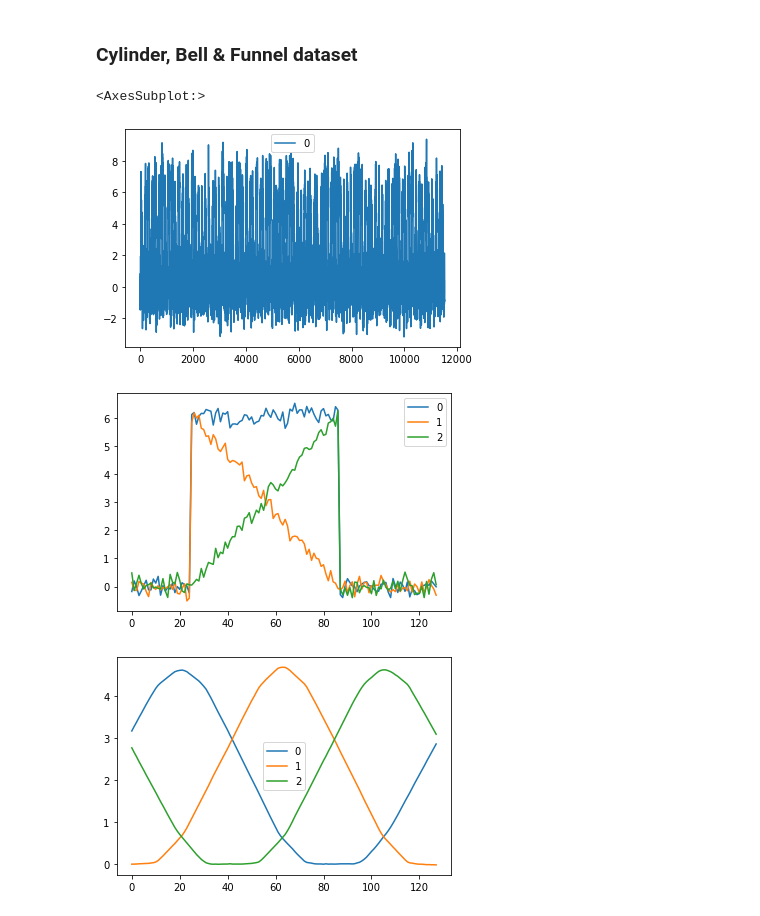
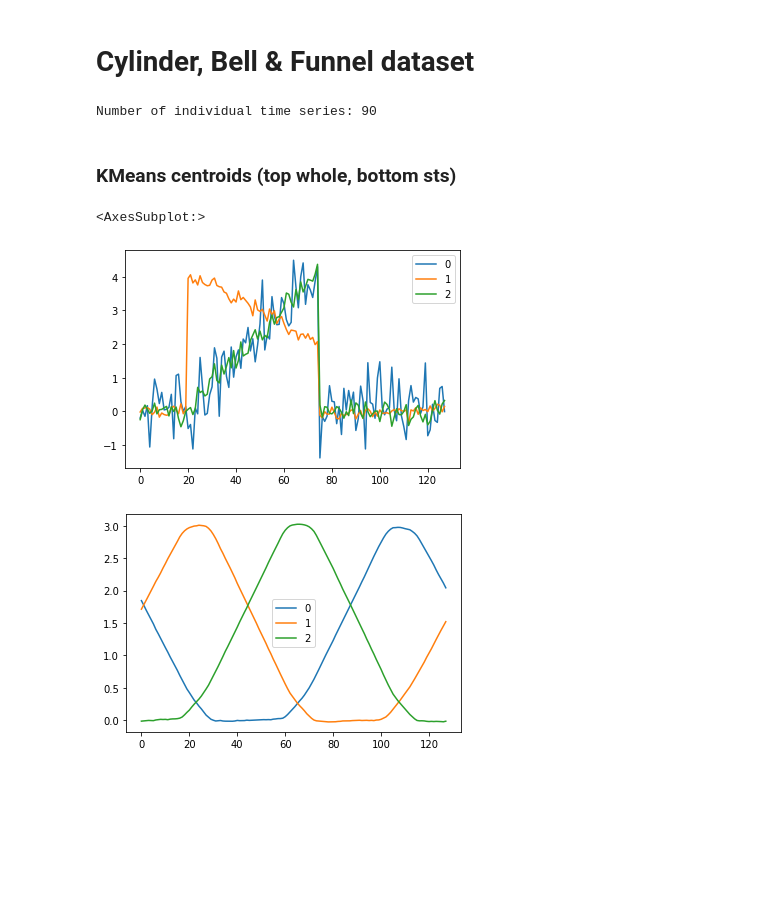
Before and after one commit to dapetri/Revisiting-STS-Clustering-Meaninglessness, a Jupyter notebook: py/sine_centers.ipynb, the cells around one changed output. Cells and saved outputs as stored; diff of their text form; code cells hidden in the pictures; blank space fills up the shorter version.

Commit message:
adding clustering algorithms to sine_centers

```diff
--- a/py/sine_centers.ipynb
+++ b/py/sine_centers.ipynb
@@ -18,32 +43,36 @@ def create_concatenated_cbf_ts(tss: np.array) -> np.array:
     """
     return np.ravel(tss)
 # %% [markdown]
-### Cylinder, Bell & Funnel dataset
+# Cylinder, Bell & Funnel dataset
 # %%
-n=30
-k=3
-w=128
-idx_centers=np.arange(0,w)
-
-cbf,_ = make_cylinder_bell_funnel(n_samples=3*n)
+cbf,_ = make_cylinder_bell_funnel(n_samples=90)
 
 # cbf_df = pd.DataFrame(cbf.T)
 # cbf_df.to_csv(r'..\data\cbf.csv')
+# %%
+n_cbf=30
+k_cbf=3
+w_cbf=128
+cbf_idx_centers=np.arange(0,w_cbf)
+print('Number of individual time series: '+str(n_cbf*k_cbf))
+
+cbf_concat = create_concatenated_cbf_ts(cbf)
+cbf_sts = to_sts_matrix(cbf_concat,w_cbf)
+# %% [output]
+Number of individual time series: 90
+# %% [markdown]
+### KMeans centroids (top whole, bottom sts)
 # %%
-cbf_concat = create_concatenated_cbf_ts(cbf)
-cbf_sts = to_sts_matrix(cbf_concat,w)
-
-whole_centers = KMeans(n_clusters=k).fit(cbf).cluster_centers_
-sts_centers = KMeans(n_clusters=k).fit(cbf_sts).cluster_centers_
+cbf_kmeans_whole_centers = cluster_functions(cbf,k_cbf,'kmeans')
+cbf_kmeans_sts_centers = cluster_functions(cbf_sts,k_cbf,'kmeans')
 
 # cbf_concat_df = pd.DataFrame(cbf_concat,np.arange(0,n*k*w))
 # cbf_concat_df.plot()
-whole_df = pd.DataFrame(whole_centers.T,idx_centers)
-sts_df = pd.DataFrame(sts_centers.T,idx_centers)
-whole_df.plot()
-sts_df.plot()
+cbf_kmeans_whole_df = pd.DataFrame(cbf_kmeans_whole_centers.T,cbf_idx_centers)
+cbf_kmeans_sts_df = pd.DataFrame(cbf_kmeans_sts_centers.T,cbf_idx_centers)
+cbf_kmeans_whole_df.plot()
+cbf_kmeans_sts_df.plot()
 # %% [output]
 <AxesSubplot:>
-[figure, old version]
+[figure, new version]
-[figure, old version]
+[figure, new version]
-[figure, removed]
```
Also changed, not shown: parts of 16 cells of this notebook.
